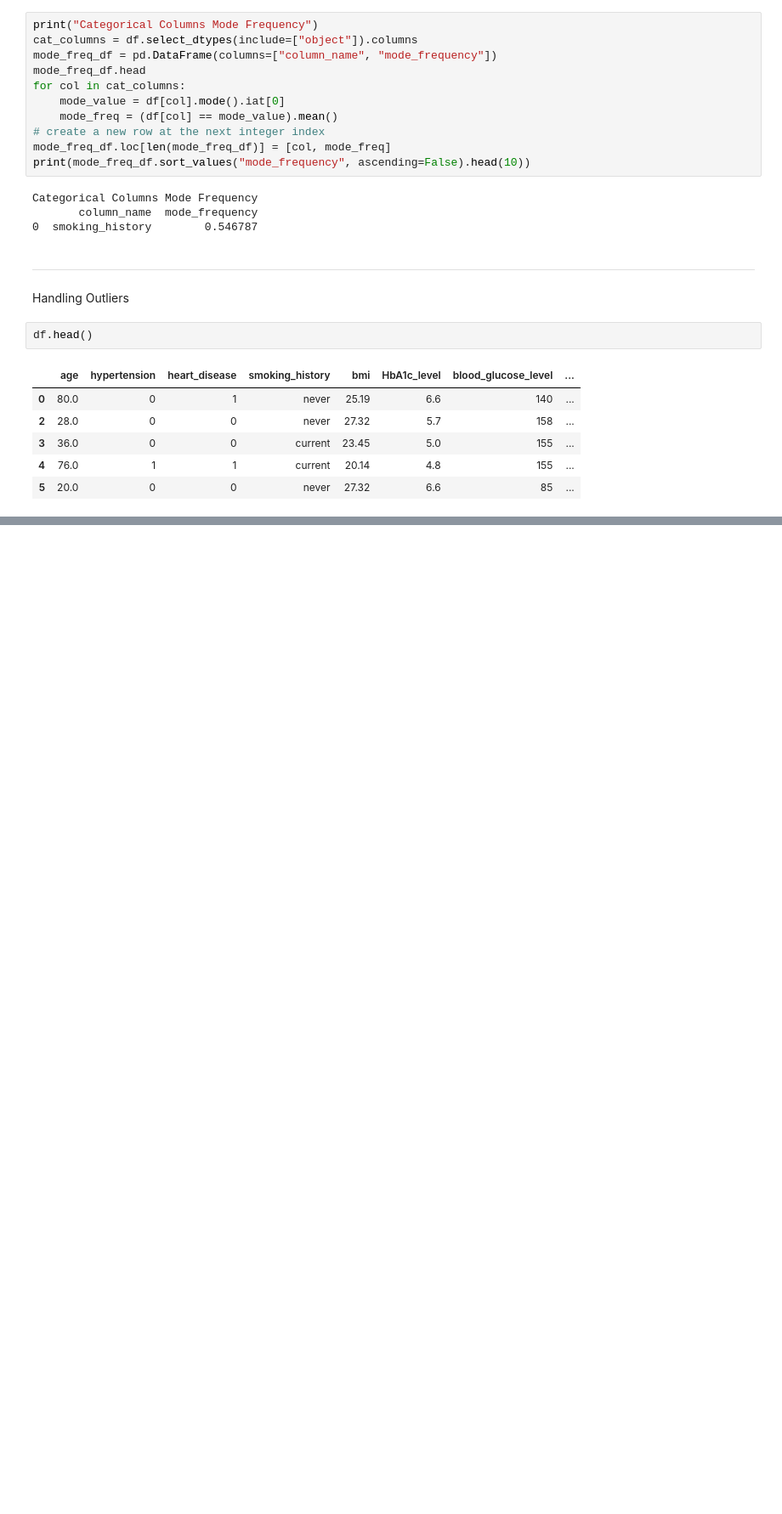
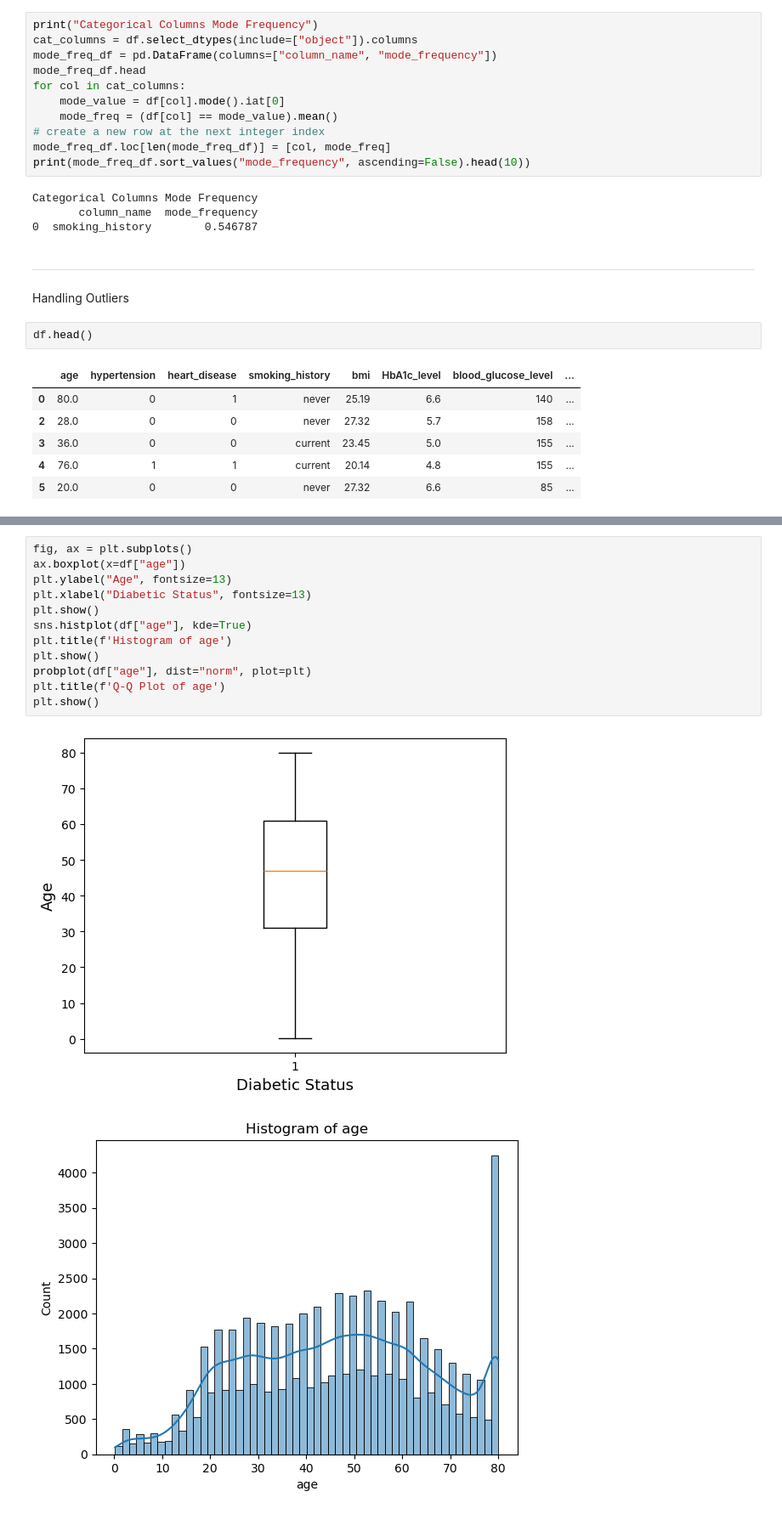
Before and after one commit to CBreach/352Project, a Jupyter notebook: finalProject.ipynb, the cells around one changed output, grey strips where cells are left out. Shown at 85% size. Drawn from its saved outputs; the diff is of its cells as text; blank space fills up the shorter version.

```diff
--- a/finalProject.ipynb
+++ b/finalProject.ipynb
@@ -209,0 +243,15 @@ plt.show()
+# %%
+fig, ax = plt.subplots()
+ax.boxplot(x=df["age"])
+plt.ylabel("Age", fontsize=13)
+plt.xlabel("Diabetic Status", fontsize=13)
+plt.show()
+sns.histplot(df["age"], kde=True)
+plt.title(f'Histogram of age')
+plt.show()
+probplot(df["age"], dist="norm", plot=plt)
+plt.title(f'Q-Q Plot of age')
+plt.show()
+# %% [output]
+[figure, added]
+[figure, added]
```
Also changed, not shown: parts of 45 cells of this notebook.
